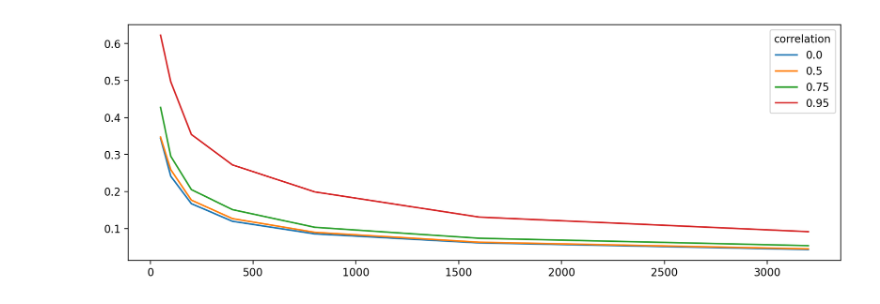
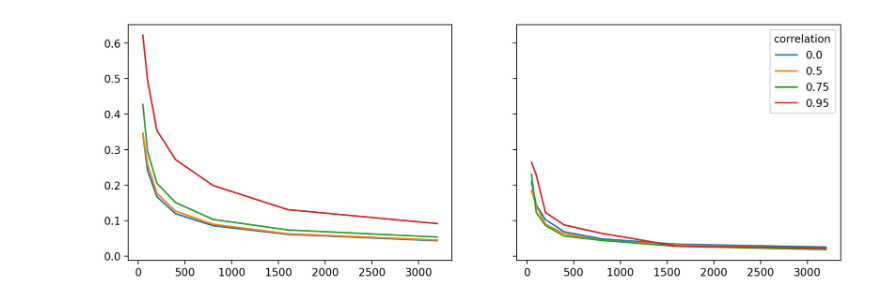
Before and after one commit to dimarkov/bmr4pml, a Jupyter notebook: notebooks/testing/linear_regression_correlated_x.ipynb, the cells around one changed output. Drawn from its saved outputs; the diff is of its cells as text; code cells hidden in the pictures.

```diff
--- a/notebooks/testing/linear_regression_correlated_x.ipynb
+++ b/notebooks/testing/linear_regression_correlated_x.ipynb
@@ -49,7 +49,7 @@ def rmse(params, D):
     sigma_sqr = 1 / jnp.diagonal(params[1], axis1=-1, axis2=-2)
     return jnp.sqrt( jnp.square(nn.one_hot(0, num_classes=D + 1) - params[0]).sum(-1) + sigma_sqr.sum(-1) )
 
-def ΔF_mv_gamma(mu, P, gamma_sqr, a, b):
+def ΔF_mv_gamma(mu, P, a, b, gamma_sqr):
     # Delta F for multivariate normal gamma posterior
     cho_p = linalg.cho_factor(P)
     G = jnp.diag(gamma_sqr)
@@ -68,6 +68,25 @@ def ΔF_mv_gamma(mu, P, gamma_sqr, a, b):
 
     return df, t_mu, t_P, t_b
 
+def prune_params(mu, P, a, b):
+    batch_size, D = mu.shape
+    max_fitness = jnp.zeros(batch_size)
+    g_sqr = jnp.ones_like(mu)
+    p = .5 * jnp.ones(batch_size)
+    for _ in range(8):
+        c = jnp.log(p) - jnp.log(1-p)
+        for idx in range(D):
+            locs = g_sqr[:, idx] == 1
+            _g = g_sqr.at[locs, idx].set(0.)
+            ftns, mu_t, P_t, b_t = vmap(ΔF_mv_gamma)(mu, P, a, b, _g)
+            df = max_fitness - ftns + c
+            max_fitness = jnp.where(df <= 0, ftns, max_fitness)
+            g_sqr = jnp.where(jnp.expand_dims(df <= 0, -1), _g, g_sqr)
+
+        alpha = g_sqr.sum(-1)
+        p = (alpha + .5) / (D + 1)
+    return (mu_t, P_t, a, b_t), g_sqr, p
+
 vfunc = vmap(generate_data_and_invert_model, in_axes=(0, None, None, None))
 # %%
 D = 2
@@ -80,20 +99,25 @@ Ls = [L1, L2, L3, L4]
 # %%
 seed = 2982666625879488464
 key = jr.PRNGKey(seed)
 
 res = {}
 for N in [50, 100, 200, 400, 800, 1600, 3200]:
-    corrs = []
+    corrs1 = []
+    corrs2 = []
     for L in Ls:
         key, _key = jr.split(key)
         keys = jr.split(_key, 100)
         posterior = vfunc(keys, L, N, D)
-        corrs.append( rmse(posterior, D) )
-    res[N] = corrs
+        pruned_posterior, g_sqr, p = prune_params(*posterior)
+        corrs1.append( rmse(posterior, D) )
+        corrs2.append( rmse(pruned_posterior, D) )
+    res[N] = (corrs1, corrs2)
 
-plt.figure(figsize=(12, 4))
+fig, axes = plt.subplots(1, 2, figsize=(12, 4), sharex=True, sharey=True)
 for i in range(4):
-    plt.plot([50, 100, 200, 400, 800, 1600, 3200], [res[key][i].mean() for key in res])
+    for j in range(2):
+        axes[j].plot([50, 100, 200, 400, 800, 1600, 3200], [res[key][j][i].mean() for key in res])
+
 plt.legend([0., 0.5, 0.75, 0.95], title='correlation');
 # %% [output]
-[figure, old version]
+[figure, new version]
```
Also changed, not shown: parts of 2 cells of this notebook.
